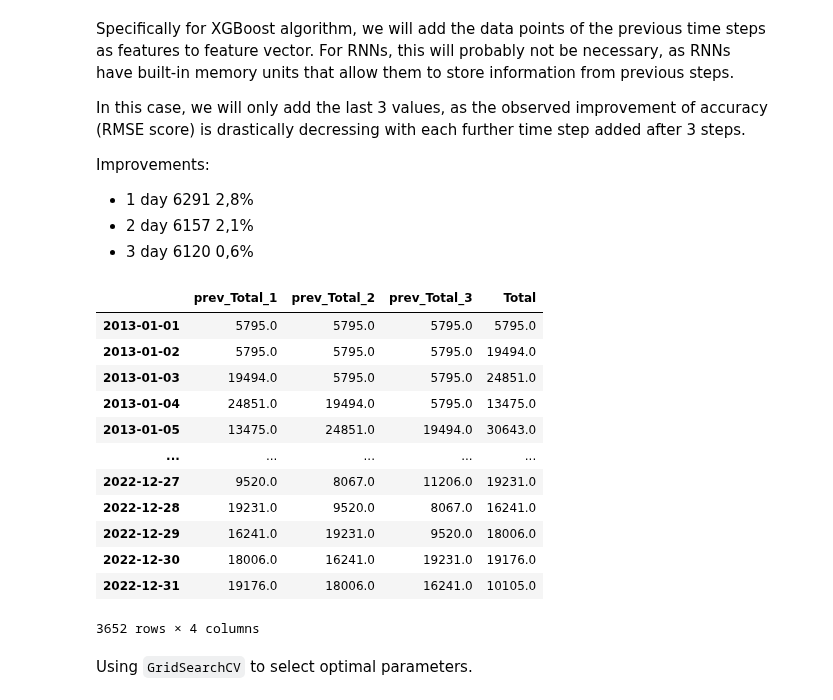
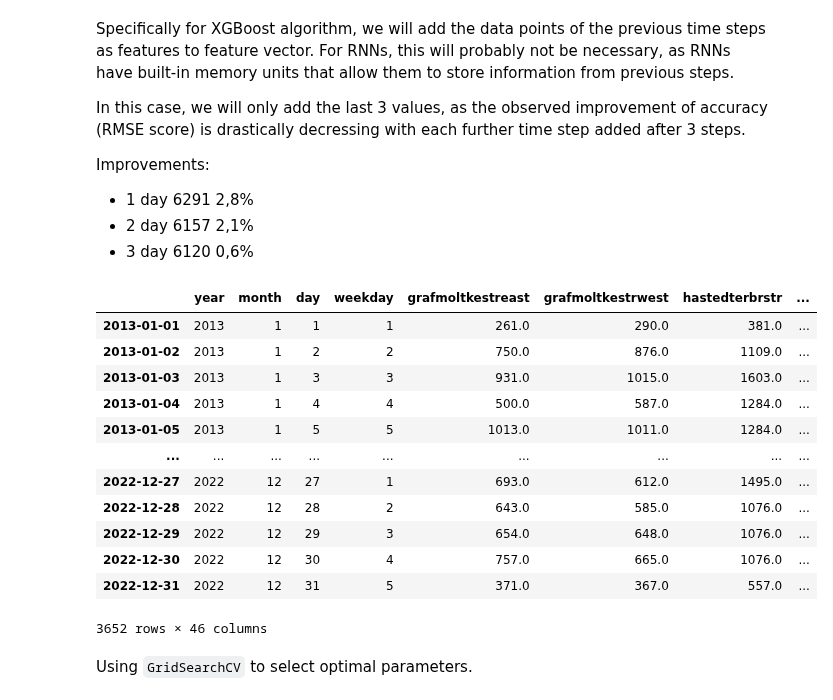
Before and after one commit to Rudinius/Bike_usage_Bremen, a Jupyter notebook: 3_Model_Training.ipynb, the cells around one changed output. Saved outputs shown, nothing was run; the diff lists cells and outputs as text; code cells hidden in the pictures.

Commit message:
Added pyjanitor, changed variable names vacation, holidays, total to lowercase, cleaned up code

```diff
--- a/3_Model_Training.ipynb
+++ b/3_Model_Training.ipynb
@@ -72,15 +103,15 @@ We need to transform the columns `Holiday` and `Vacation` using `One-Hot-Encodin
 # %%
 # Use One Hot Encoder
 OH_encoder = OneHotEncoder()
-transformed_array = OH_encoder.fit_transform(df.loc[:,"Holiday": "Vacation"]).toarray()
+transformed_array = OH_encoder.fit_transform(df.loc[:,"holiday": "vacation"]).toarray()
 df_holiday_vacation_transformed = pd.DataFrame(transformed_array,
                               columns=OH_encoder.get_feature_names_out(),
                               index = df.index)
 # Drop the columns with Holiday_nan and Vacation_nan as those hold no additional value
-df_holiday_vacation_transformed = df_holiday_vacation_transformed.drop(["Holiday_nan", "Vacation_nan"], axis=1)
+df_holiday_vacation_transformed = df_holiday_vacation_transformed.drop(["holiday_nan", "vacation_nan"], axis=1)
 
 # Drop the old categorical columns Holiday and Vacation
-df_transformed = df.drop(["Holiday", "Vacation"], axis=1)
+df_transformed = df.drop(["holiday", "vacation"], axis=1)
 
 # Add the new columns from OHE
 df_transformed = pd.concat([df_transformed, df_holiday_vacation_transformed], axis=1)
@@ -88,9 +119,9 @@ df_transformed = pd.concat([df_transformed, df_holiday_vacation_transformed], ax
 We will add the year, month and day as seperate columns to give the algorithm the chance to pick up more granular and seasonal patterns.
 # %%
 df_date = pd.DataFrame(data = {
-    "Year": df.index.year,
-    "Month": df.index.month,
-    "Day": df.index.day
+    "year": df.index.year,
+    "month": df.index.month,
+    "day": df.index.day
 }, index=pd.to_datetime(df.index.values))
 
 df_transformed_date = pd.concat([df_date, df_transformed], axis=1)
@@ -110,7 +141,7 @@ For this reason, we will create a naive baseline model. For this, we will simply
 # Evaluate the model's performance using RMSE
 
 # Select the `Total` column as our y_test and preds arrays
-y_test = preds = df.loc[:,"Total"]
+y_test = preds = df.loc[:,"total"]
 
 rmse = 0
 length = y_test.shape[0]
@@ -151,37 +182,38 @@ Improvements:
 # %%
 # Create empty new dataframe
 df_lagged_days = pd.DataFrame({})
 
 # Select the number of lagged days
 go_back_x_days = 3
 
 for i in range(go_back_x_days):
     # Shift the values in "Total" by i and assign to new column prev_Total_i+1
-    df_lagged_days[f'prev_Total_{i+1}'] = df_transformed_date['Total'].shift(i+1)
+    df_lagged_days[f'prev_total_{i+1}'] = df_transformed_date['total'].shift(i+1)
+
 
 # Concat new dataframe with old dataframe
-df_transformed_date_lagged = pd.concat([df_transformed_date, df_lagged_days], axis=1)
+# Using bfill strategy on dataset since the first few days will have NaN values
+# Using pyjanitor to clean up names
+df_transformed_date_lagged = (pd.concat([df_transformed_date, df_lagged_days], axis=1)
+                              .fillna(method="bfill")
+                              .clean_names(strip_underscores="both"))
 
 # Check output
-#df_transformed_date_lagged.loc[:,["prev_Total_1", "prev_Total_2", "prev_Total_3","Total"]]
+df_transformed_date_lagged
+# %% [output]
+|  | year | month | day | weekday | grafmoltkestreast | grafmoltkestrwest | hastedterbrstr | ... |
+| 2013-01-01 | 2013 | 1 | 1 | 1 | 261.0 | 290.0 | 381.0 | ... |
+| 2013-01-02 | 2013 | 1 | 2 | 2 | 750.0 | 876.0 | 1109.0 | ... |
+| 2013-01-03 | 2013 | 1 | 3 | 3 | 931.0 | 1015.0 | 1603.0 | ... |
+| 2013-01-04 | 2013 | 1 | 4 | 4 | 500.0 | 587.0 | 1284.0 | ... |
+| 2013-01-05 | 2013 | 1 | 5 | 5 | 1013.0 | 1011.0 | 1284.0 | ... |
+| ... | ... | ... | ... | ... | ... | ... | ... | ... |
+| 2022-12-27 | 2022 | 12 | 27 | 1 | 693.0 | 612.0 | 1495.0 | ... |
+| 2022-12-28 | 2022 | 12 | 28 | 2 | 643.0 | 585.0 | 1076.0 | ... |
+| 2022-12-29 | 2022 | 12 | 29 | 3 | 654.0 | 648.0 | 1076.0 | ... |
+| 2022-12-30 | 2022 | 12 | 30 | 4 | 757.0 | 665.0 | 1076.0 | ... |
+| 2022-12-31 | 2022 | 12 | 31 | 5 | 371.0 | 367.0 | 557.0 | ... |
+3652 rows × 46 columns
-# %%
-df_transformed_date_lagged.loc[:,["prev_Total_1", "prev_Total_2", "prev_Total_3", "Total"]]
-df_transformed_date_lagged_bfill = df_transformed_date_lagged.loc[:,["prev_Total_1", "prev_Total_2", "prev_Total_3", "Total"]].fillna(method="bfill")
-df_transformed_date_lagged_bfill
-# %% [output]
-|  | prev_Total_1 | prev_Total_2 | prev_Total_3 | Total |
-| 2013-01-01 | 5795.0 | 5795.0 | 5795.0 | 5795.0 |
-| 2013-01-02 | 5795.0 | 5795.0 | 5795.0 | 19494.0 |
-| 2013-01-03 | 19494.0 | 5795.0 | 5795.0 | 24851.0 |
-| 2013-01-04 | 24851.0 | 19494.0 | 5795.0 | 13475.0 |
-| 2013-01-05 | 13475.0 | 24851.0 | 19494.0 | 30643.0 |
-| ... | ... | ... | ... | ... |
-| 2022-12-27 | 9520.0 | 8067.0 | 11206.0 | 19231.0 |
-| 2022-12-28 | 19231.0 | 9520.0 | 8067.0 | 16241.0 |
-| 2022-12-29 | 16241.0 | 19231.0 | 9520.0 | 18006.0 |
-| 2022-12-30 | 18006.0 | 16241.0 | 19231.0 | 19176.0 |
-| 2022-12-31 | 19176.0 | 18006.0 | 16241.0 | 10105.0 |
-3652 rows × 4 columns
 # %%
 # Load the data into a pandas dataframe
 data = df_transformed_date_lagged
```
Also changed, not shown: parts of 2 cells of this notebook.
